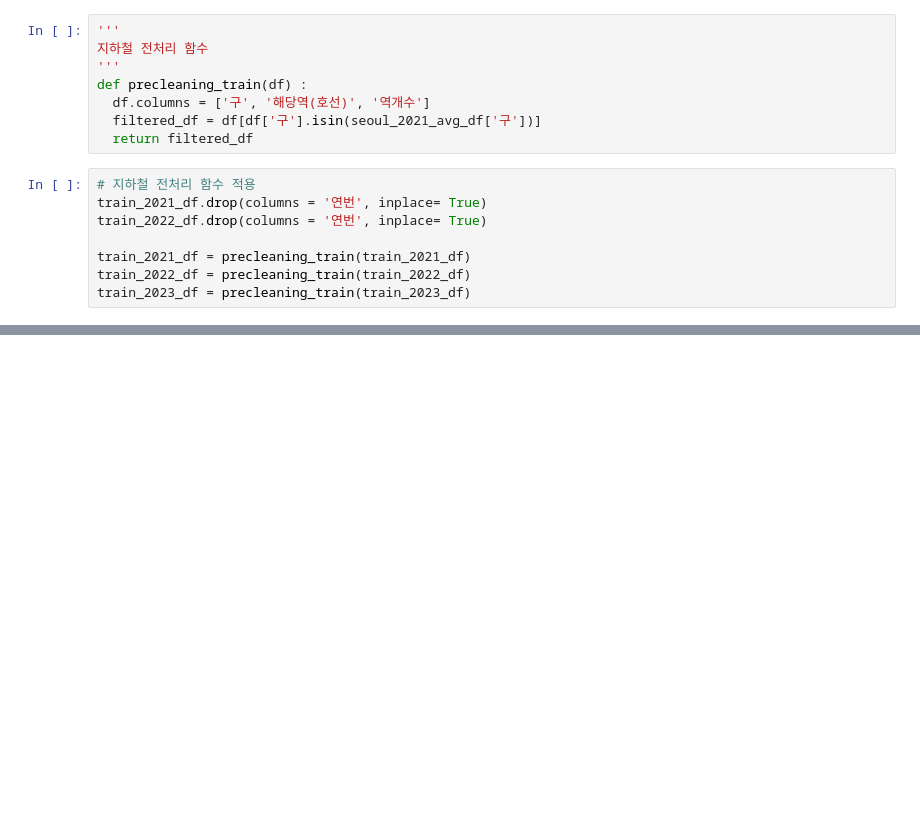
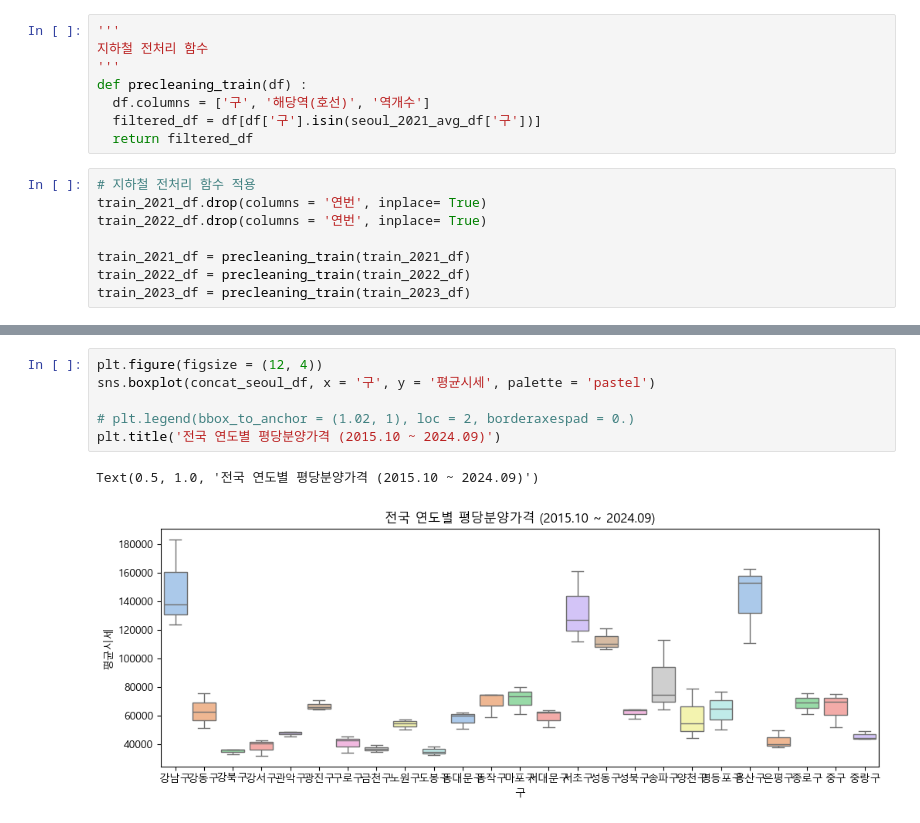
Before and after one commit to gitstudent001/python_project, a Jupyter notebook: python_project_hm.ipynb, the cells around one changed output, grey strips where cells are left out. Cells and saved outputs as stored; diff of their text form; blank space fills up the shorter version.

```diff
--- a/python_project_hm.ipynb
+++ b/python_project_hm.ipynb
@@ -245,0 +846,9 @@ display(train_2023_df)
+# %%
+plt.figure(figsize = (12, 4))
+sns.boxplot(concat_seoul_df, x = '구', y = '평균시세', palette = 'pastel')
+
+# plt.legend(bbox_to_anchor = (1.02, 1), loc = 2, borderaxespad = 0.)
+plt.title('전국 연도별 평당분양가격 (2015.10 ~ 2024.09)')
+# %% [output]
+Text(0.5, 1.0, '전국 연도별 평당분양가격 (2015.10 ~ 2024.09)')
+[figure, added]
```
Also changed, not shown: parts of 40 cells of this notebook.
